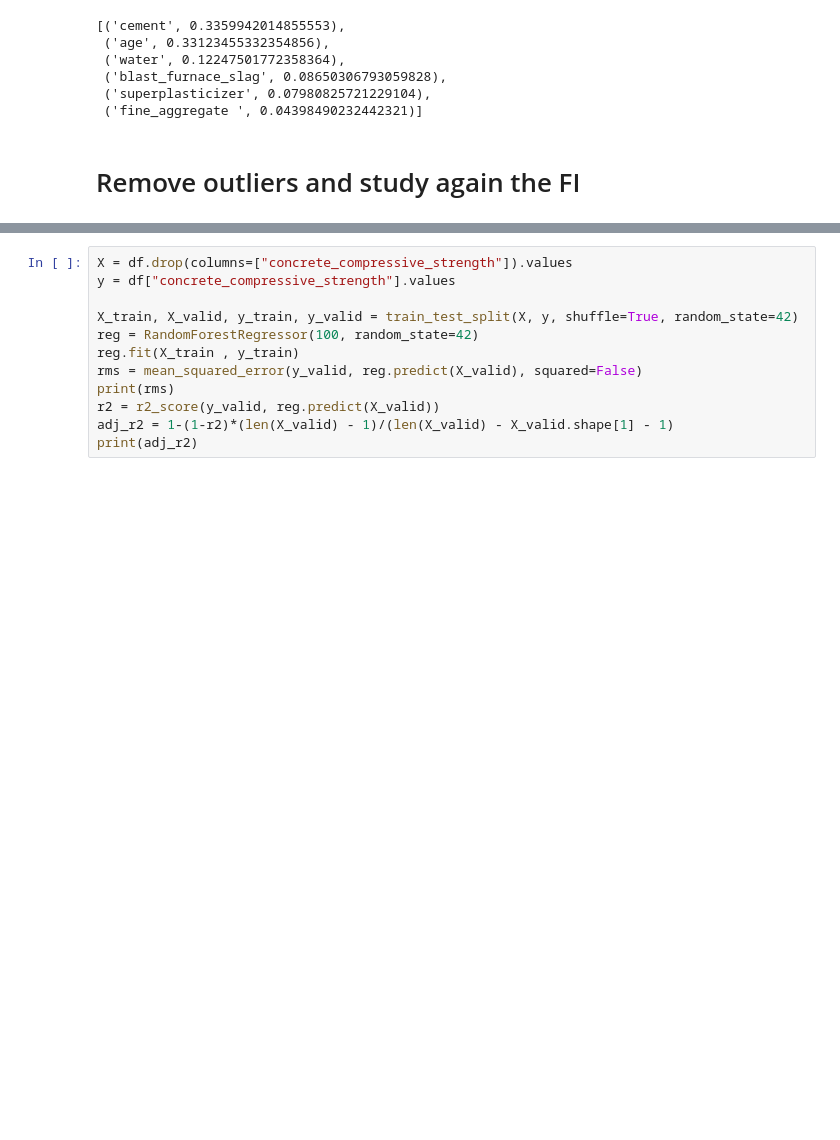
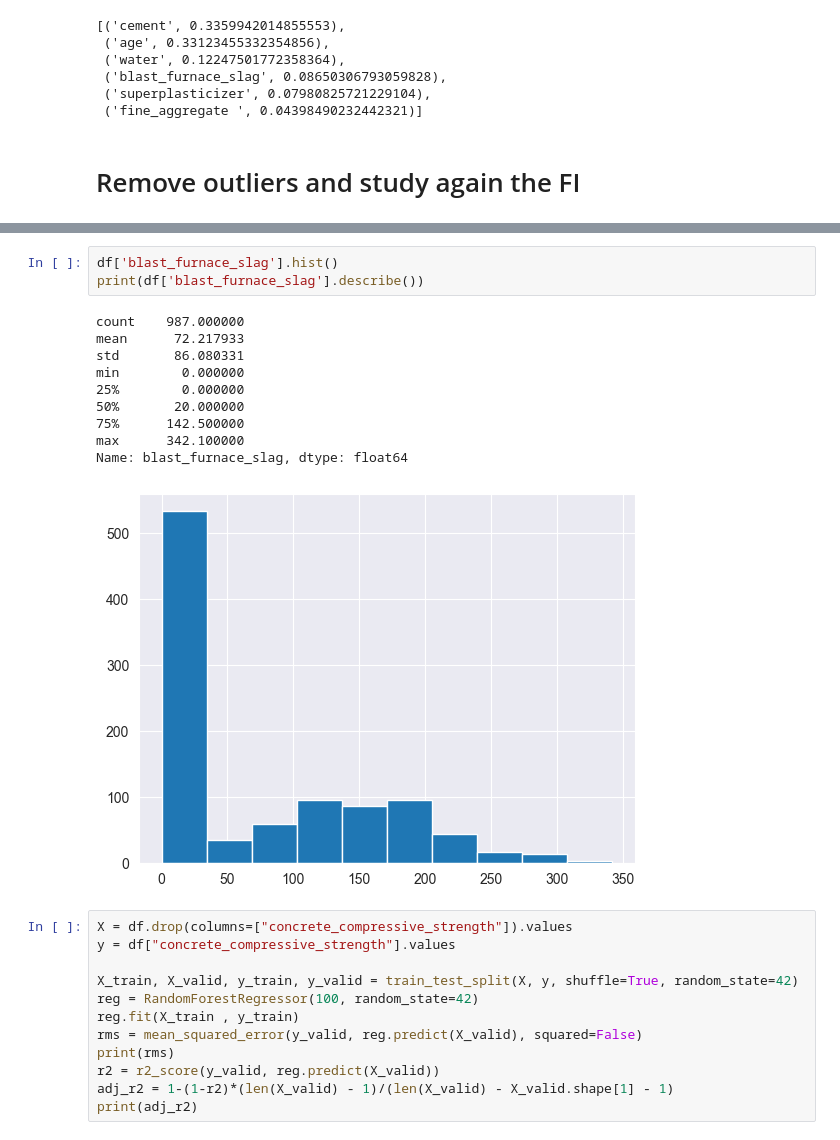
Before and after one commit to fran-scala/QuHack4IA_VQNN-track, a Jupyter notebook: datapreprocessing/datapreprocessing.ipynb, the cells around one changed output, grey strips where cells are left out. Saved outputs shown, nothing was run; the diff lists cells and outputs as text; blank space fills up the shorter version.

```diff
--- a/datapreprocessing/datapreprocessing.ipynb
+++ b/datapreprocessing/datapreprocessing.ipynb
@@ -209,3 +209,17 @@ df.shape
+# %%
+df['blast_furnace_slag'].hist()
+print(df['blast_furnace_slag'].describe())
+# %% [output]
+count    987.000000
+mean      72.217933
+std       86.080331
+min        0.000000
+25%        0.000000
+50%       20.000000
+75%      142.500000
+max      342.100000
+Name: blast_furnace_slag, dtype: float64
+[figure, added]
 # %%
 X = df.drop(columns=["concrete_compressive_strength"]).values
 y = df["concrete_compressive_strength"].values
```
Also changed, not shown: parts of 26 cells of this notebook.
